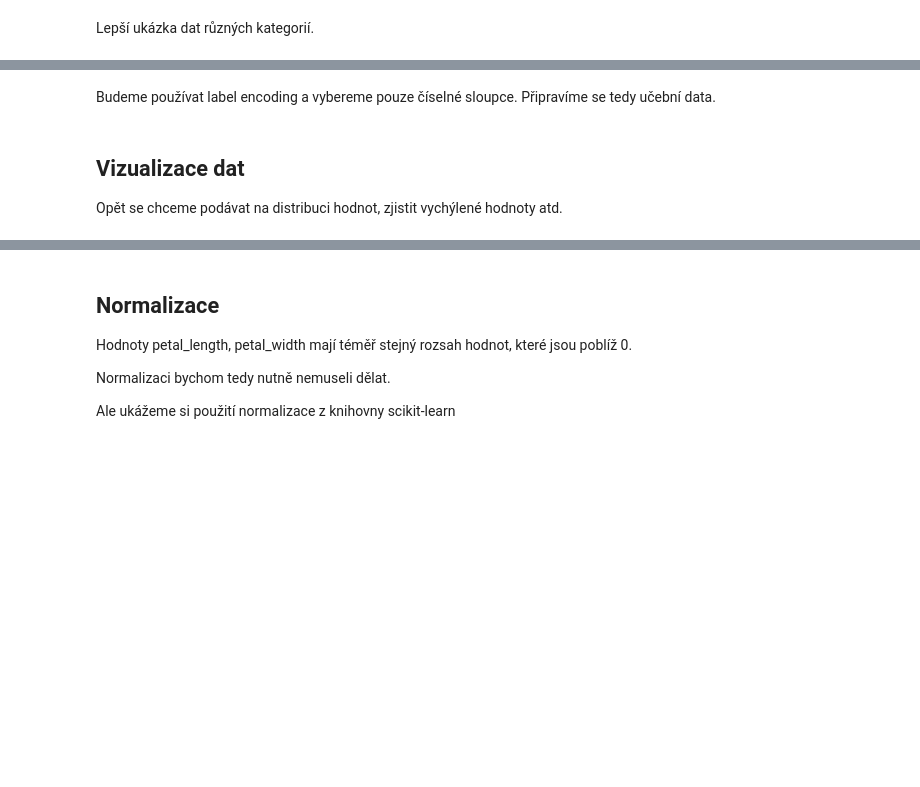
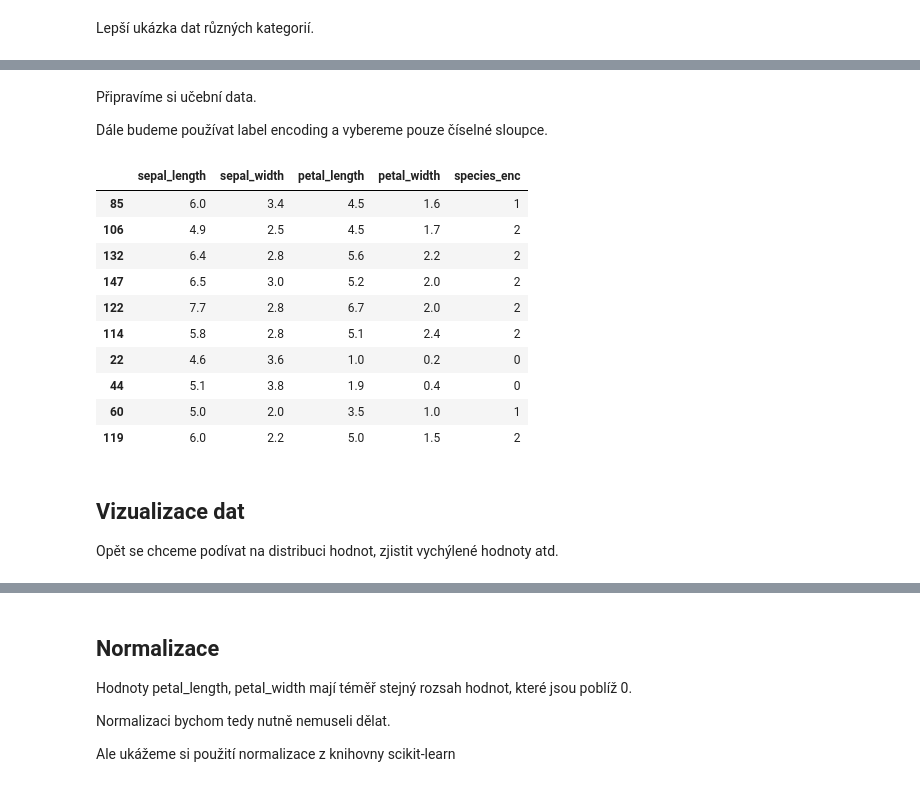
Before and after one commit to Pozdilek-Martin/BMLAI, a Jupyter notebook: 05_Klasifikace/05_A_data.ipynb, the cells around one changed output, grey strips where cells are left out. Saved outputs shown, nothing was run; the diff lists cells and outputs as text; code cells hidden in the pictures; blank space fills up the shorter version.

```diff
--- a/05_Klasifikace/05_A_data.ipynb
+++ b/05_Klasifikace/05_A_data.ipynb
@@ -89,4 +161,19 @@ pd.concat([data2.iloc[0:2], data2.iloc[60:62], data2.iloc[120:122]])
 # %% [markdown]
-Budeme používat label encoding a vybereme pouze číselné sloupce. Připravíme se tedy učební data.
+Připravíme si učební data.
+
+Dále budeme používat label encoding a vybereme pouze číselné sloupce.
 # %%
 data=data[['sepal_length','sepal_width','petal_length','petal_width', 'species_enc']]
+data.sample(10)
+# %% [output]
+|  | sepal_length | sepal_width | petal_length | petal_width | species_enc |
+| 85 | 6.0 | 3.4 | 4.5 | 1.6 | 1 |
+| 106 | 4.9 | 2.5 | 4.5 | 1.7 | 2 |
+| 132 | 6.4 | 2.8 | 5.6 | 2.2 | 2 |
+| 147 | 6.5 | 3.0 | 5.2 | 2.0 | 2 |
+| 122 | 7.7 | 2.8 | 6.7 | 2.0 | 2 |
+| 114 | 5.8 | 2.8 | 5.1 | 2.4 | 2 |
+| 22 | 4.6 | 3.6 | 1.0 | 0.2 | 0 |
+| 44 | 5.1 | 3.8 | 1.9 | 0.4 | 0 |
+| 60 | 5.0 | 2.0 | 3.5 | 1.0 | 1 |
+| 119 | 6.0 | 2.2 | 5.0 | 1.5 | 2 |
@@ -95,6 +180,6 @@ data.head()
 # %% [markdown]
 ## Vizualizace dat
-Opět se chceme podávat na distribuci hodnot, zjistit vychýlené hodnoty atd.
+Opět se chceme podívat na distribuci hodnot, zjistit vychýlené hodnoty atd.
 # %%
 import seaborn as sns
 import matplotlib.pyplot as plt
```
Also changed, not shown: parts of 29 cells of this notebook, 3 other files.
